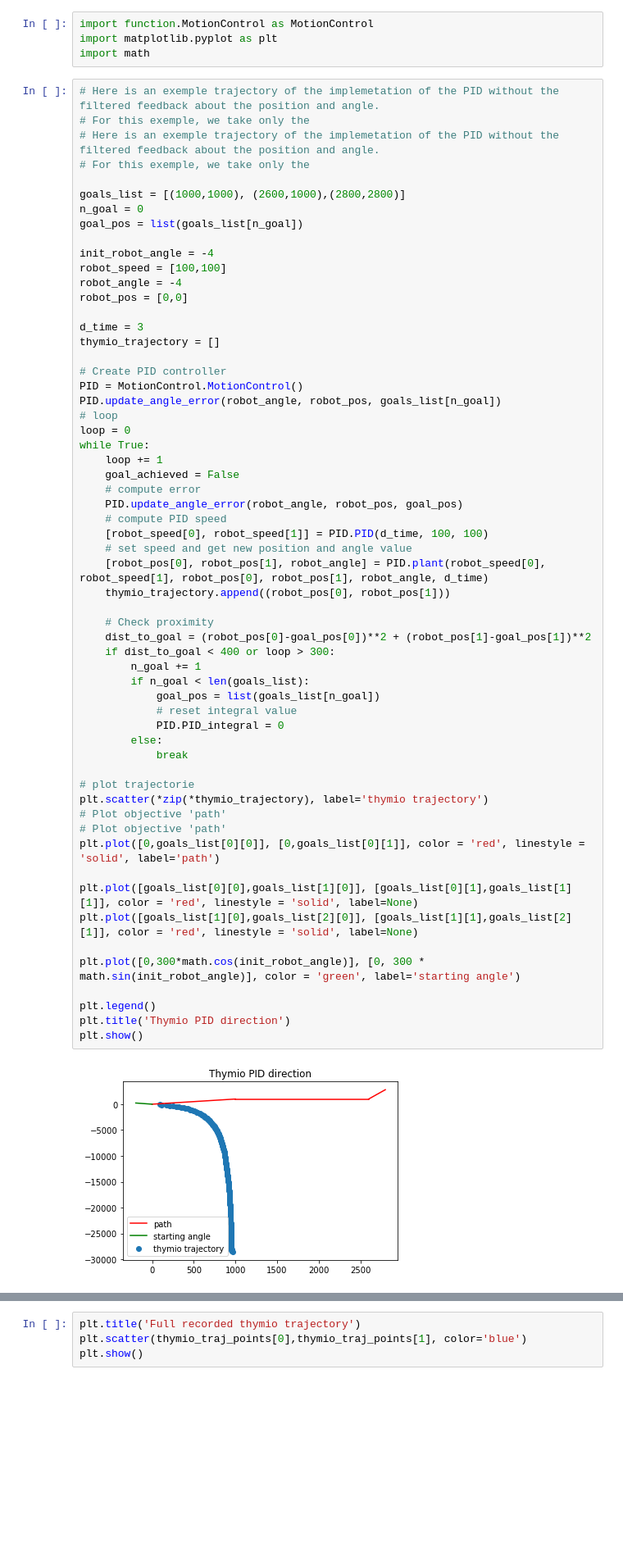
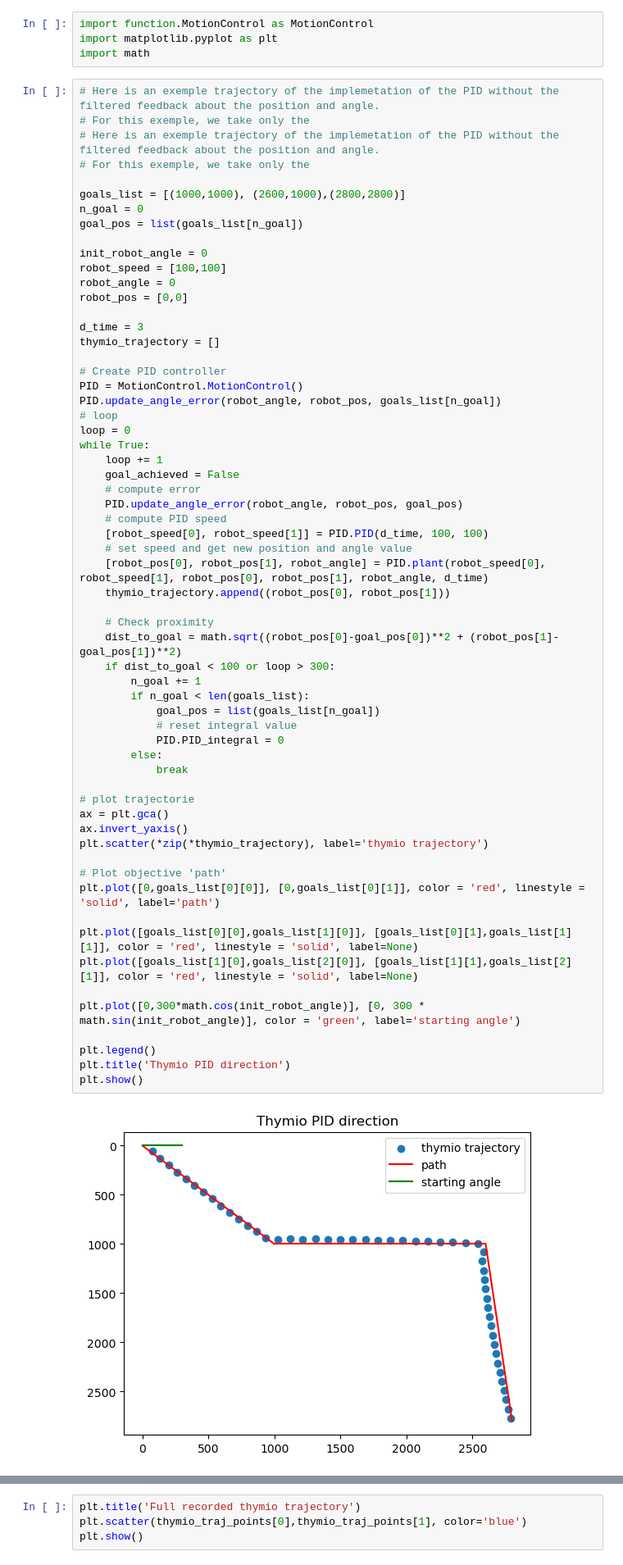
Before and after one commit to RobinJunod/Project_thymio, a Jupyter notebook: main.ipynb, the cells around one changed output, grey strips where cells are left out. Shown at 82% size. Saved outputs shown, nothing was run; the diff lists cells and outputs as text; blank space fills up the shorter version.

Commit message:
new update graph

```diff
--- a/main.ipynb
+++ b/main.ipynb
@@ -732,9 +732,9 @@ goals_list = [(1000,1000), (2600,1000),(2800,2800)]
 n_goal = 0
 goal_pos = list(goals_list[n_goal])
 
-init_robot_angle = -4
+init_robot_angle = 0
 robot_speed = [100,100]
-robot_angle = -4
+robot_angle = 0
 robot_pos = [0,0]
 
 d_time = 3
@@ -752,37 +752,39 @@ while True:
     PID.update_angle_error(robot_angle, robot_pos, goal_pos)
     # compute PID speed
     [robot_speed[0], robot_speed[1]] = PID.PID(d_time, 100, 100)
     # set speed and get new position and angle value
     [robot_pos[0], robot_pos[1], robot_angle] = PID.plant(robot_speed[0], robot_speed[1], robot_pos[0], robot_pos[1], robot_angle, d_time)
     thymio_trajectory.append((robot_pos[0], robot_pos[1]))
 
     # Check proximity
-    dist_to_goal = (robot_pos[0]-goal_pos[0])**2 + (robot_pos[1]-goal_pos[1])**2
-    if dist_to_goal < 400 or loop > 300:
+    dist_to_goal = math.sqrt((robot_pos[0]-goal_pos[0])**2 + (robot_pos[1]-goal_pos[1])**2)
+    if dist_to_goal < 100 or loop > 300:
         n_goal += 1
         if n_goal < len(goals_list):
             goal_pos = list(goals_list[n_goal])
             # reset integral value
             PID.PID_integral = 0
         else:
             break
 
 # plot trajectorie
+ax = plt.gca()
+ax.invert_yaxis()
 plt.scatter(*zip(*thymio_trajectory), label='thymio trajectory')
-# Plot objective 'path'
+
 # Plot objective 'path'
 plt.plot([0,goals_list[0][0]], [0,goals_list[0][1]], color = 'red', linestyle = 'solid', label='path')
 
 plt.plot([goals_list[0][0],goals_list[1][0]], [goals_list[0][1],goals_list[1][1]], color = 'red', linestyle = 'solid', label=None)
 plt.plot([goals_list[1][0],goals_list[2][0]], [goals_list[1][1],goals_list[2][1]], color = 'red', linestyle = 'solid', label=None)
 
 plt.plot([0,300*math.cos(init_robot_angle)], [0, 300 * math.sin(init_robot_angle)], color = 'green', label='starting angle')
 
 plt.legend()
 plt.title('Thymio PID direction')
 plt.show()
 # %% [output]
-[figure, old version]
+[figure, new version]
 # %% [markdown]
 # Threading and code organisation
 
```
Also changed, not shown: parts of 5 cells of this notebook, 1 other file.
